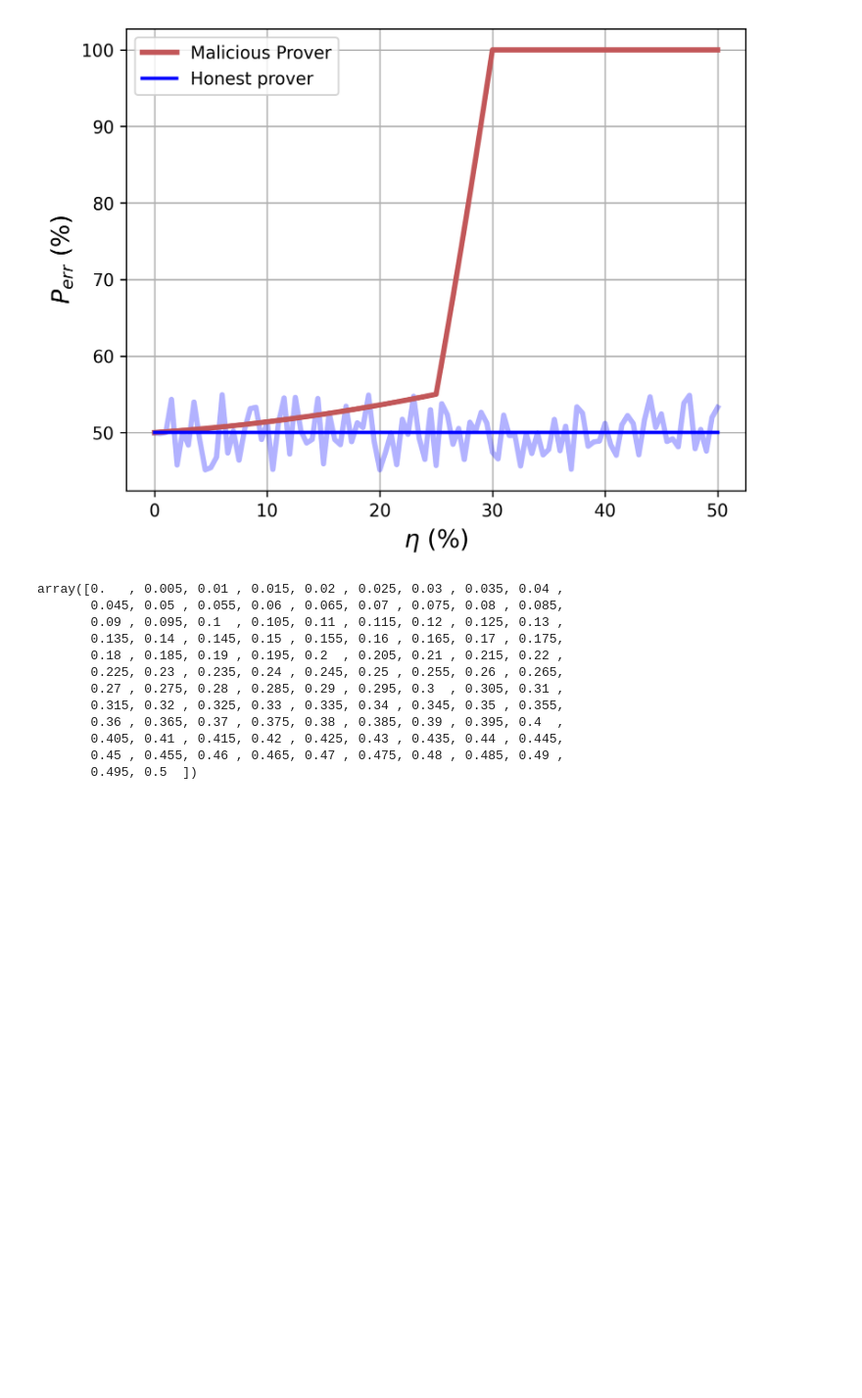
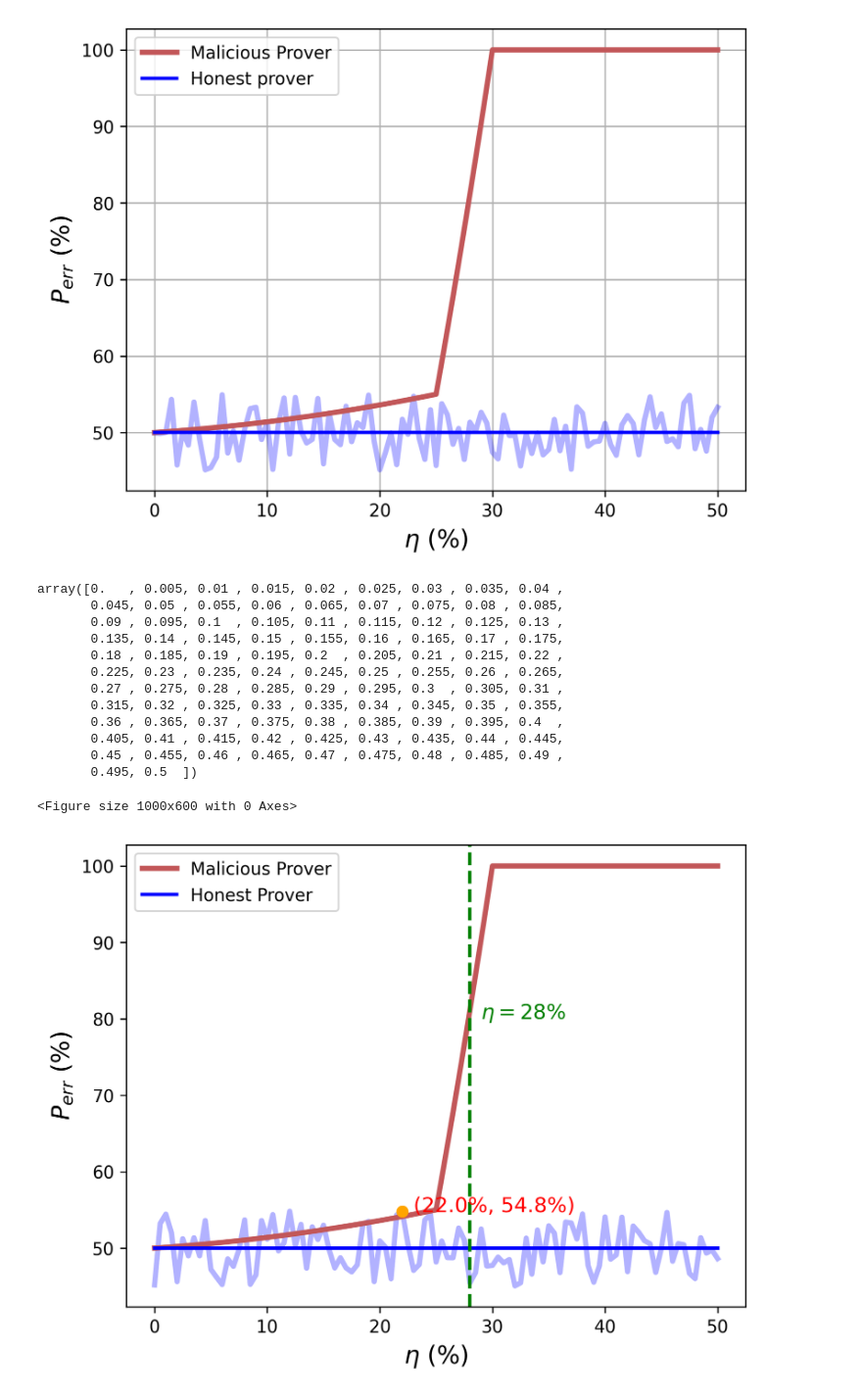
Before and after one commit to ZiyanZhang98/QPV_simulation, a Jupyter notebook: run.ipynb, the cells around one changed output. Shown: that part at 98% size. Cells and saved outputs as stored; diff of their text form; code cells hidden in the pictures; blank space fills up the shorter version.

```diff
--- a/run.ipynb
+++ b/run.ipynb
@@ -150,3 +150,77 @@ array([0.   , 0.005, 0.01 , 0.015, 0.02 , 0.025, 0.03 , 0.035, 0.04 ,
        0.405, 0.41 , 0.415, 0.42 , 0.425, 0.43 , 0.435, 0.44 , 0.445,
        0.45 , 0.455, 0.46 , 0.465, 0.47 , 0.475, 0.48 , 0.485, 0.49 ,
        0.495, 0.5  ])
+# %%
+import matplotlib.pyplot as plt
+import numpy as np
+
+# 定义 eta 范围从 0% 到 50%
+eta = np.linspace(0, 0.5, 101)
+
+# 诚实的证明者的误差率，波动在 50% 附近
+honest_prover = np.full_like(eta, 0.5) + (np.random.rand(len(eta)) - 0.5) * 0.1  # Fluctuate around 50%
+honest_prover_fitted = np.full_like(eta, 0.5)
+
+# 恶意证明者的误差率的关键点
+malicious_points_eta = np.array([0, 0.25, 0.3])
+malicious_points_perr = np.array([0.5, 0.55, 1.0])
+
+# 通过这些点拟合分段曲线
+eta_first_segment = eta[eta <= 0.25]
+eta_second_segment = eta[eta > 0.25]
+
+# 第一段：从 (0, 50%) 到 (25, 55%) 的二次拟合
+coefficients_first = np.polyfit(malicious_points_eta[:2], malicious_points_perr[:2], 2)
+malicious_curve_first = np.polyval(coefficients_first, eta_first_segment)
+
+# 第二段：从 (25, 55%) 到 (30, 100%) 的二次拟合
+coefficients_second = np.polyfit(malicious_points_eta[1:], malicious_points_perr[1:], 2)
+malicious_curve_second = np.polyval(coefficients_second, eta_second_segment)
+
+# 组合两段曲线
+malicious_curve = np.concatenate((malicious_curve_first, malicious_curve_second))
+
+# 确保误差率不超过 100%
+malicious_curve = np.clip(malicious_curve, 0.5, 1.0)
+
+# 找到 malicious_curve 与 honest prover 的相交点
+intersection_indices = np.where(np.diff(np.sign(malicious_curve - honest_prover)))[0]
+if intersection_indices.size > 0:
+    max_intersection_index = intersection_indices[-1]
+    eta_intersection = eta[max_intersection_index]
+    perr_intersection = honest_prover[max_intersection_index]
+else:
+    eta_intersection = None
+
+# 绘制数据
+plt.figure(figsize=(10, 6))
+plt.figure(dpi=300)
+plt.plot(eta * 100, honest_prover * 100, color='blue', alpha=0.3, linewidth=3)
+plt.plot(eta * 100, malicious_curve * 100, label='Malicious Prover', color='#C25759', linewidth=3)
+plt.plot(eta * 100, honest_prover_fitted * 100, label='Honest Prover', color='blue', linewidth=2)
+
+# 标注坐标轴
+plt.xlabel(r'$\eta$ (%)', fontsize=14)
+plt.ylabel(r'$P_{err}$ (%)', fontsize=14)
+
+# 添加图例
+plt.legend()
+
+# 设置 x 轴刻度为从 0% 到 50% 的整数
+plt.xticks(np.arange(0, 51, 10))
+
+# 标记 eta = 28% 的地方
+eta_28 = 0.28
+plt.axvline(x=eta_28 * 100, color='green', linestyle='--', linewidth=2)
+plt.text(eta_28 * 100 + 1, 80, r'$\eta=28\%$', color='green', fontsize=12)
+
+# 如果找到相交点，绘制相交点
+if eta_intersection is not None:
+    plt.scatter(eta_intersection * 100, perr_intersection * 100, color='orange', zorder=5)
+    plt.text(eta_intersection * 100 + 1, perr_intersection * 100, f'({eta_intersection * 100:.1f}%, {perr_intersection * 100:.1f}%)', color='red', fontsize=12)
+
+# 显示图表
+plt.show()
+# %% [output]
+<Figure size 1000x600 with 0 Axes>
+[figure, added]
```
